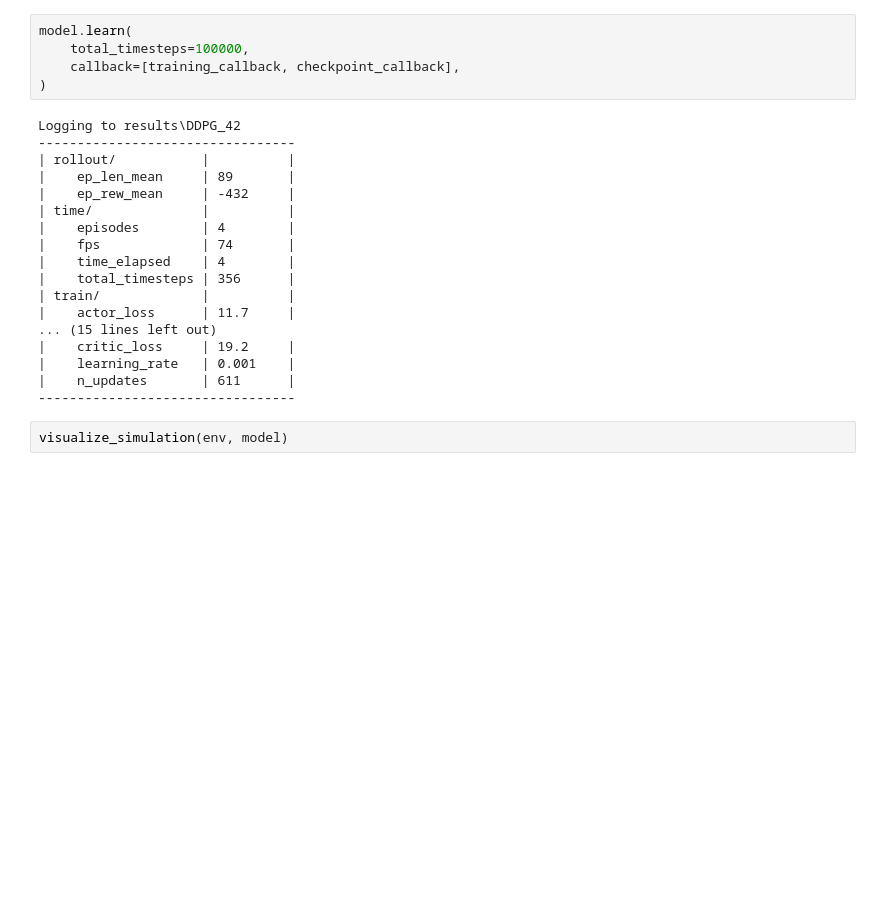
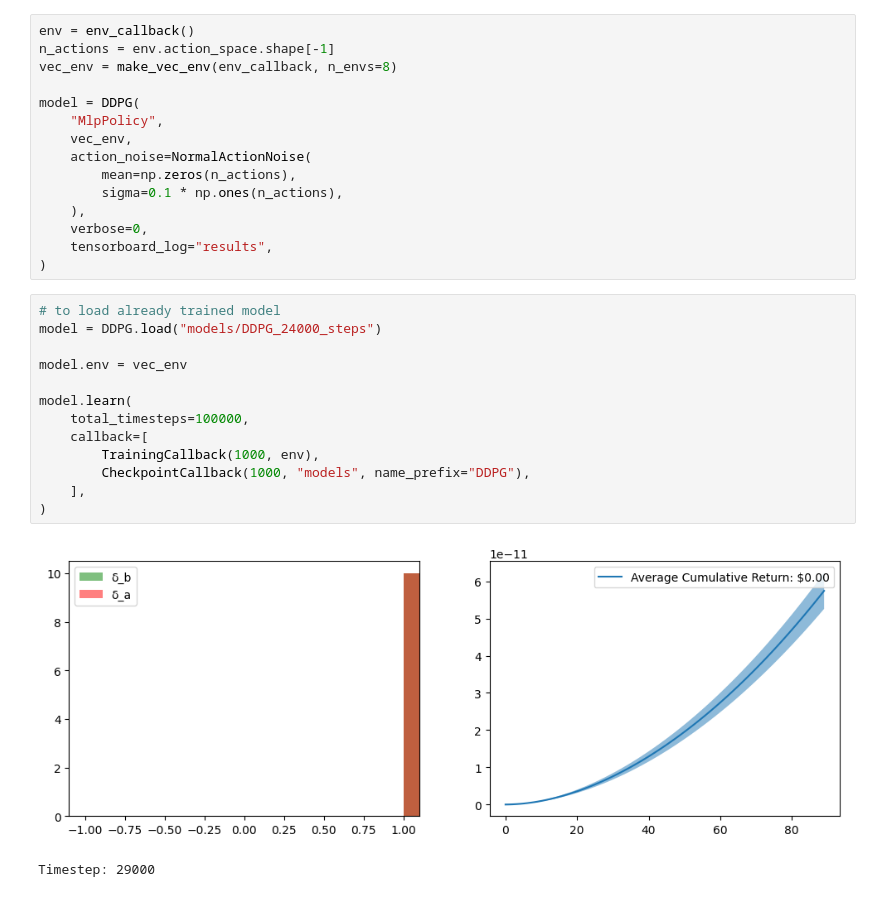
Before and after one commit to alfatti/AI4MarketMaking, a Jupyter notebook: rl/ddpg.ipynb, the cells around one changed output. Cells and saved outputs as stored; diff of their text form; blank space fills up the shorter version.

```diff
--- a/rl/ddpg.ipynb
+++ b/rl/ddpg.ipynb
@@ -57,25 +9,31 @@ model = DDPG(
-# %%
-model.learn(
-    total_timesteps=100000,
-    callback=[training_callback, checkpoint_callback],
-)
-# %% [output]
-Logging to results\DDPG_42
----------------------------------
-| rollout/           |          |
-|    ep_len_mean     | 89       |
-|    ep_rew_mean     | -432     |
-| time/              |          |
-|    episodes        | 4        |
-|    fps             | 74       |
-|    time_elapsed    | 4        |
-|    total_timesteps | 356      |
-| train/             |          |
-|    actor_loss      | 11.7     |
-... (15 lines left out)
-|    critic_loss     | 19.2     |
-|    learning_rate   | 0.001    |
-|    n_updates       | 611      |
----------------------------------
-# %%
-visualize_simulation(env, model)
+# %%
+env = env_callback()
+n_actions = env.action_space.shape[-1]
+vec_env = make_vec_env(env_callback, n_envs=8)
+
+model = DDPG(
+    "MlpPolicy",
+    vec_env,
+    action_noise=NormalActionNoise(
+        mean=np.zeros(n_actions),
+        sigma=0.1 * np.ones(n_actions),
+    ),
+    verbose=0,
+    tensorboard_log="results",
+)
+# %%
+# to load already trained model
+model = DDPG.load("models/DDPG_24000_steps")
+
+model.env = vec_env
+
+model.learn(
+    total_timesteps=100000,
+    callback=[
+        TrainingCallback(1000, env),
+        CheckpointCallback(1000, "models", name_prefix="DDPG"),
+    ],
+)
+# %% [output]
+[figure, added]
+Timestep: 29000
```
Also changed, not shown: parts of 2 cells of this notebook, 21 other files.
